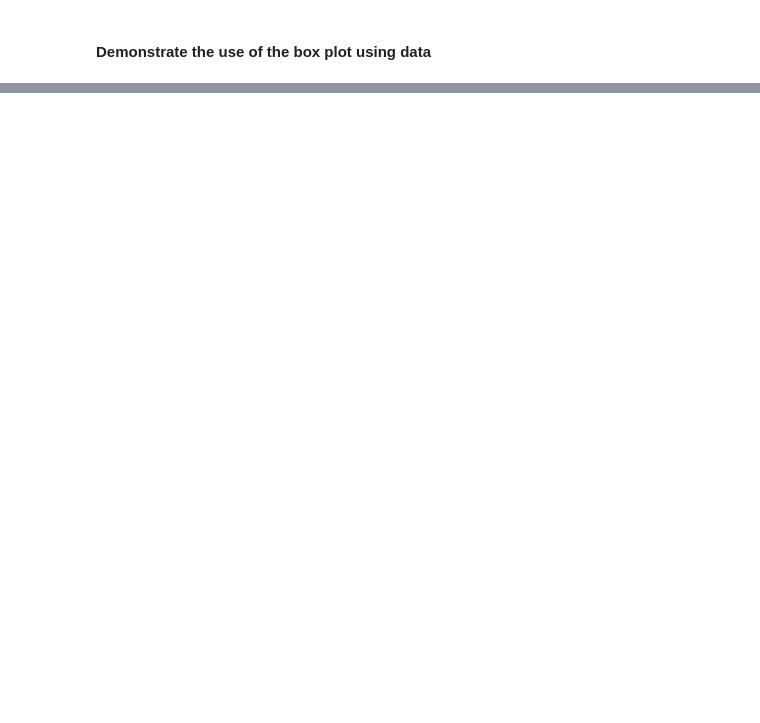
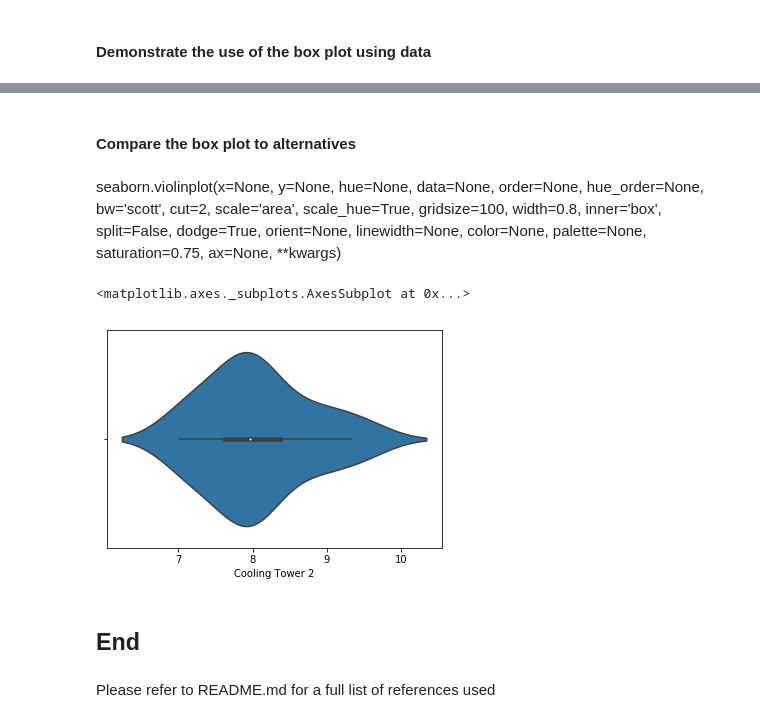
Before and after one commit to SimonMcLain/GMIT-Fundaments-of-Data-Analysis---Project, a Jupyter notebook: Box Plots.ipynb, the cells around one changed output, grey strips where cells are left out. Cells and saved outputs as stored; diff of their text form; code cells hidden in the pictures; blank space fills up the shorter version.

```diff
--- a/Box Plots.ipynb
+++ b/Box Plots.ipynb
@@ -84,0 +153,13 @@ plt.show()
+# %% [markdown]
+#### Compare the box plot to alternatives
+# %% [markdown]
+seaborn.violinplot(x=None, y=None, hue=None, data=None, order=None, hue_order=None, bw='scott', cut=2, scale='area', scale_hue=True, gridsize=100, width=0.8, inner='box', split=False, dodge=True, orient=None, linewidth=None, color=None, palette=None, saturation=0.75, ax=None, **kwargs)
+# %%
+sns.violinplot(df['Cooling Tower 2'])
+# %% [output]
+<matplotlib.axes._subplots.AxesSubplot at 0x...>
+[figure, added]
+# %% [markdown]
+## End
+# %% [markdown]
+Please refer to README.md for a full list of references used
```
Also changed, not shown: parts of 10 cells of this notebook, 1 other file.
